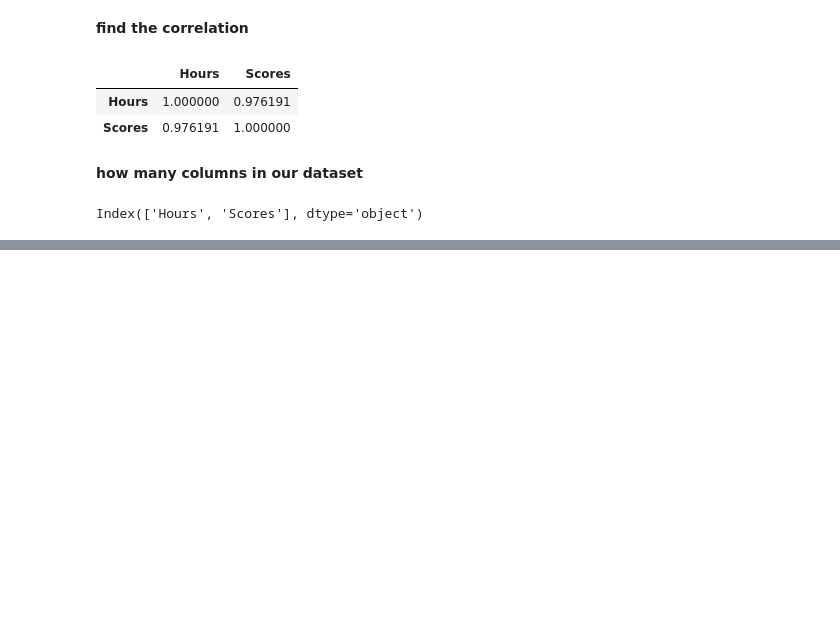
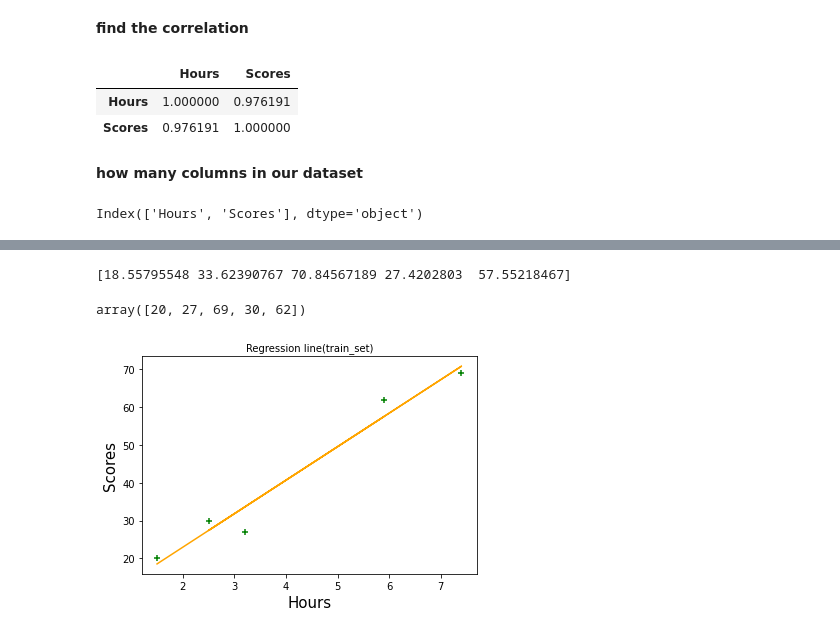
Before and after one commit to Gaikwadpawan3006/Analysis-on-Student-Performance, a Jupyter notebook: Prediction_using_Supervised_ML_.ipynb, the cells around one changed output, grey strips where cells are left out. Saved outputs shown, nothing was run; the diff lists cells and outputs as text; code cells hidden in the pictures; blank space fills up the shorter version.

```diff
--- a/Prediction_using_Supervised_ML_.ipynb
+++ b/Prediction_using_Supervised_ML_.ipynb
@@ -152,0 +292,20 @@ Index(['Hours', 'Scores'], dtype='object')
+# %%
+## predict score of data
+y_pred =linreg.predict(x_train)
+print(y_pred)
+# %% [output]
+[18.55795548 33.62390767 70.84567189 27.4202803  57.55218467]
+# %%
+y_train
+# %% [output]
+array([20, 27, 69, 30, 62])
+# %%
+## test data
+plt.scatter(x_train,y_train,color="green",marker="+")
+plt.plot(x_train,Y0,color='orange')
+plt.xlabel('Hours',fontsize=15)
+plt.ylabel('Scores',fontsize=15)
+plt.title('Regression line(train_set)',fontsize=10)
+plt.show()
+# %% [output]
+[figure, added]
```
Also changed, not shown: parts of 24 cells of this notebook.
